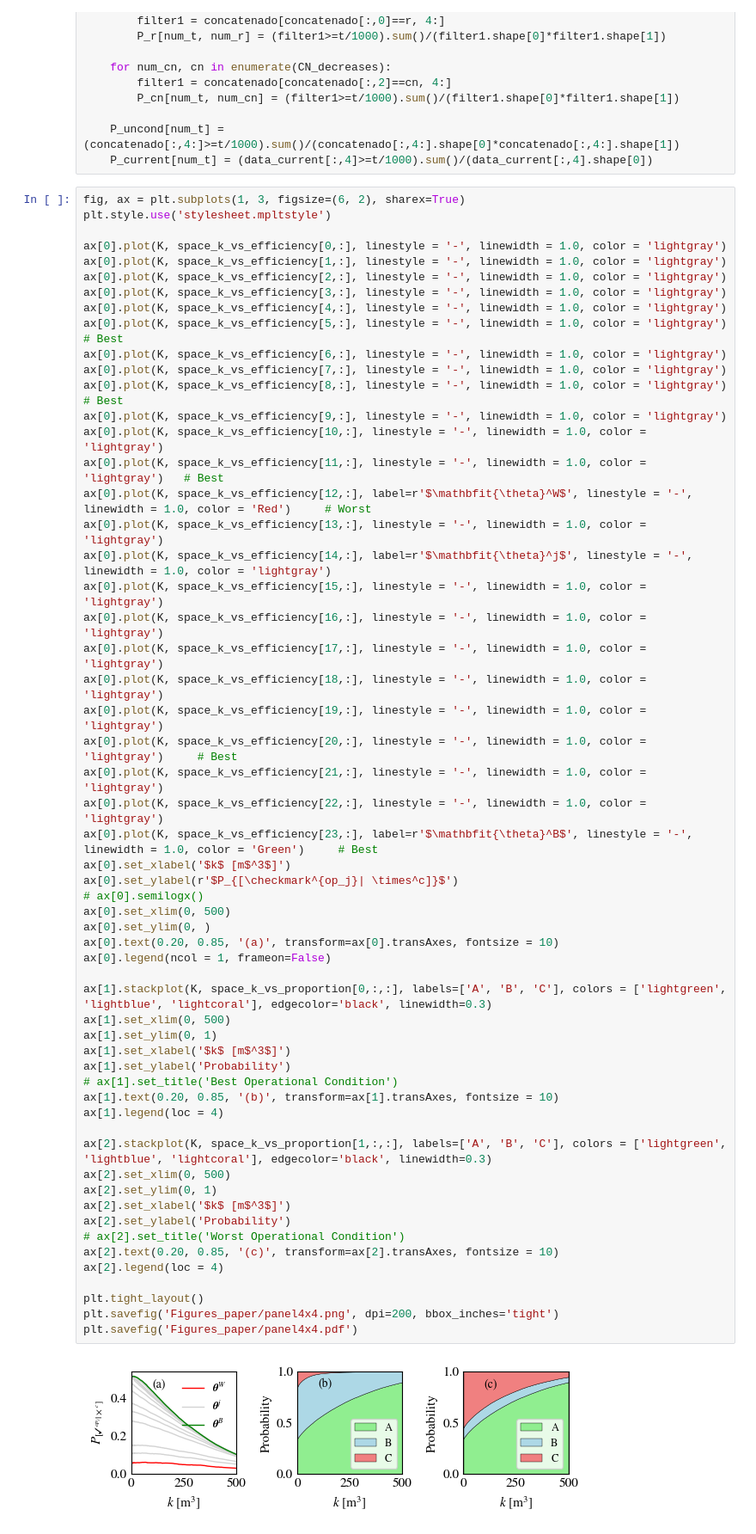
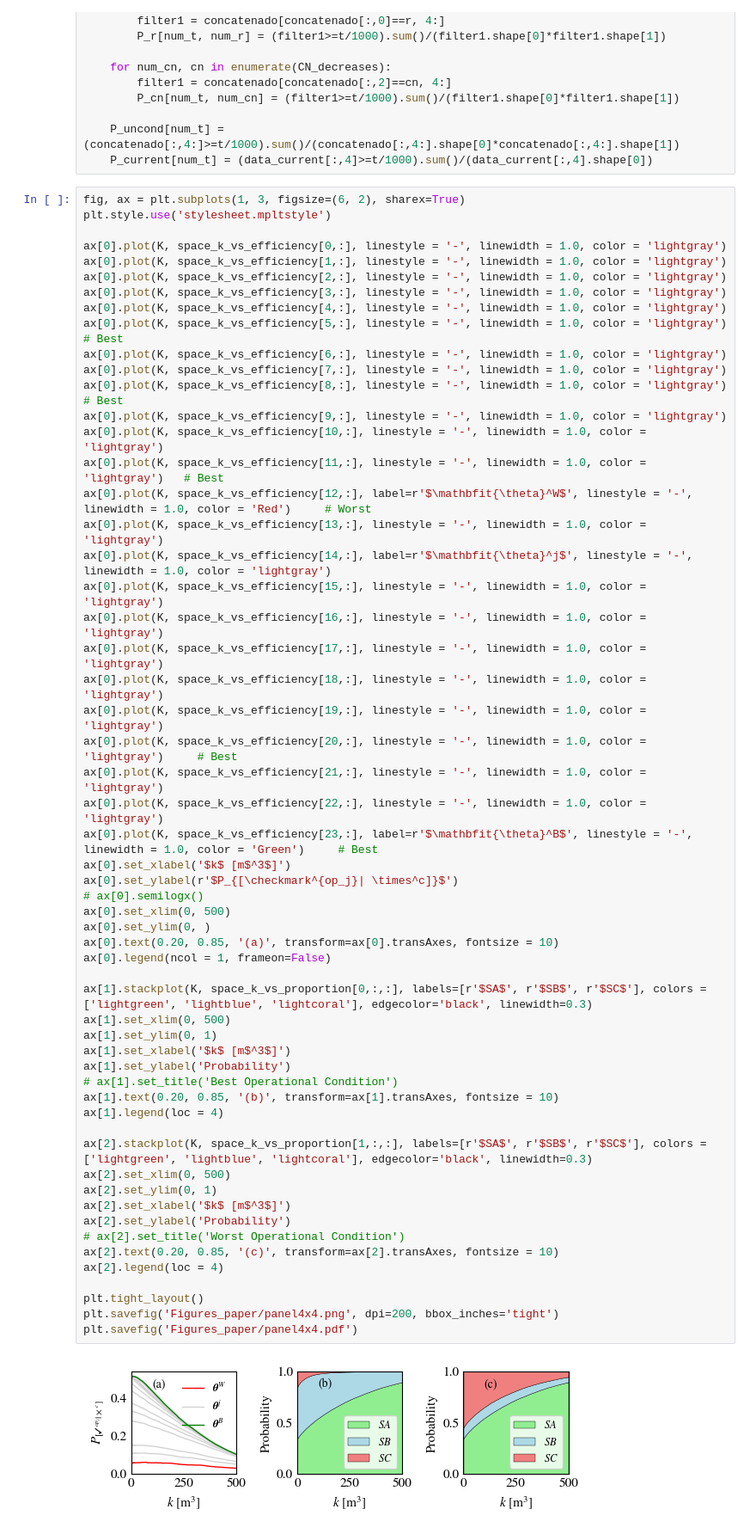
Before and after one commit to rlsandovalp/operational_picture, a Jupyter notebook: Galbiate/operational_analysis.ipynb, the cells around one changed output. Shown at 86% size. Saved outputs shown, nothing was run; the diff lists cells and outputs as text.

```diff
--- a/Galbiate/operational_analysis.ipynb
+++ b/Galbiate/operational_analysis.ipynb
@@ -781,33 +780,33 @@ ax[0].plot(K, space_k_vs_efficiency[21,:], linestyle = '-', linewidth = 1.0, col
 ax[0].plot(K, space_k_vs_efficiency[22,:], linestyle = '-', linewidth = 1.0, color = 'lightgray')
 ax[0].plot(K, space_k_vs_efficiency[23,:], label=r'$\mathbfit{\theta}^B$', linestyle = '-', linewidth = 1.0, color = 'Green')     # Best
 ax[0].set_xlabel('$k$ [m$^3$]')
 ax[0].set_ylabel(r'$P_{[\checkmark^{op_j}| \times^c]}$')
 # ax[0].semilogx()
 ax[0].set_xlim(0, 500)
 ax[0].set_ylim(0, )
 ax[0].text(0.20, 0.85, '(a)', transform=ax[0].transAxes, fontsize = 10)
 ax[0].legend(ncol = 1, frameon=False)
 
-ax[1].stackplot(K, space_k_vs_proportion[0,:,:], labels=['A', 'B', 'C'], colors = ['lightgreen', 'lightblue', 'lightcoral'], edgecolor='black', linewidth=0.3)
+ax[1].stackplot(K, space_k_vs_proportion[0,:,:], labels=[r'$SA$', r'$SB$', r'$SC$'], colors = ['lightgreen', 'lightblue', 'lightcoral'], edgecolor='black', linewidth=0.3)
 ax[1].set_xlim(0, 500)
 ax[1].set_ylim(0, 1)
 ax[1].set_xlabel('$k$ [m$^3$]')
 ax[1].set_ylabel('Probability')
 # ax[1].set_title('Best Operational Condition')
 ax[1].text(0.20, 0.85, '(b)', transform=ax[1].transAxes, fontsize = 10)
 ax[1].legend(loc = 4)
 
-ax[2].stackplot(K, space_k_vs_proportion[1,:,:], labels=['A', 'B', 'C'], colors = ['lightgreen', 'lightblue', 'lightcoral'], edgecolor='black', linewidth=0.3)
+ax[2].stackplot(K, space_k_vs_proportion[1,:,:], labels=[r'$SA$', r'$SB$', r'$SC$'], colors = ['lightgreen', 'lightblue', 'lightcoral'], edgecolor='black', linewidth=0.3)
 ax[2].set_xlim(0, 500)
 ax[2].set_ylim(0, 1)
 ax[2].set_xlabel('$k$ [m$^3$]')
 ax[2].set_ylabel('Probability')
 # ax[2].set_title('Worst Operational Condition')
 ax[2].text(0.20, 0.85, '(c)', transform=ax[2].transAxes, fontsize = 10)
 ax[2].legend(loc = 4)
 
 plt.tight_layout()
 plt.savefig('Figures_paper/panel4x4.png', dpi=200, bbox_inches='tight')
 plt.savefig('Figures_paper/panel4x4.pdf')
 # %% [output]
-[figure, old version]
+[figure, new version]
```
Also changed, not shown: parts of 3 cells of this notebook, 16 other files.
